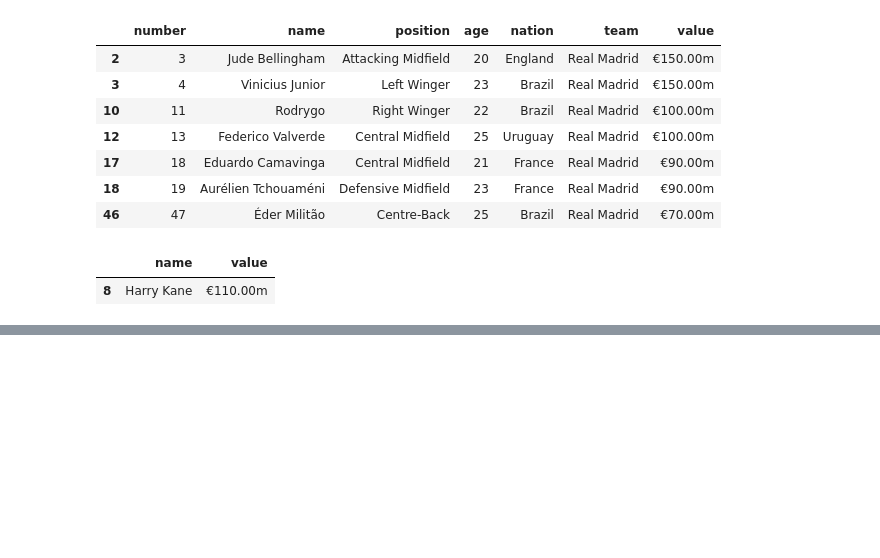
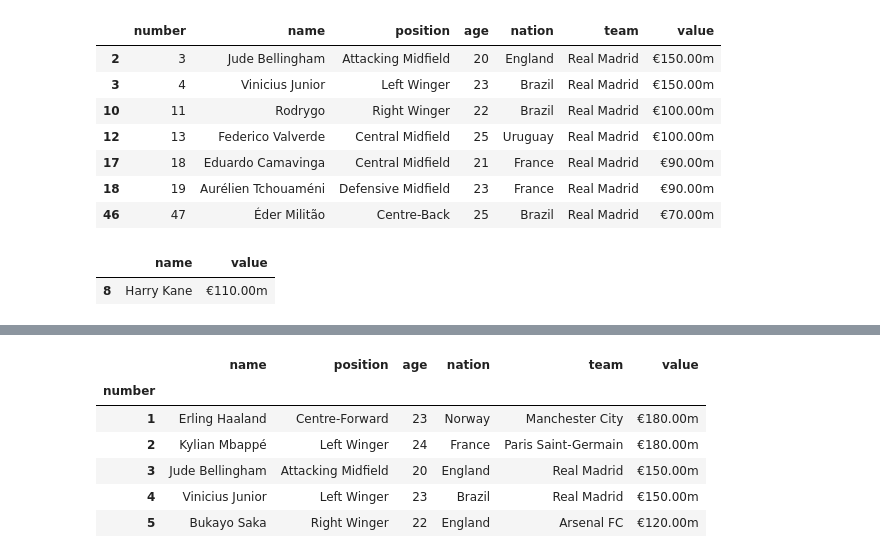
Before and after one commit to MinuSpurs/Football_player_price_analysis, a Jupyter notebook: Pandas_with_Player50.ipynb, the cells around one changed output, grey strips where cells are left out. Cells and saved outputs as stored; diff of their text form; code cells hidden in the pictures; blank space fills up the shorter version.

```diff
--- a/Pandas_with_Player50.ipynb
+++ b/Pandas_with_Player50.ipynb
@@ -214,0 +242,10 @@ df.loc[df['age']>=30, ['name', 'value']]
+# %%
+df.set_index('number').head()
+# %% [output]
+|  | name | position | age | nation | team | value |
+| number |  |  |  |  |  |  |
+| 1 | Erling Haaland | Centre-Forward | 23 | Norway | Manchester City | €180.00m |
+| 2 | Kylian Mbappé | Left Winger | 24 | France | Paris Saint-Germain | €180.00m |
+| 3 | Jude Bellingham | Attacking Midfield | 20 | England | Real Madrid | €150.00m |
+| 4 | Vinicius Junior | Left Winger | 23 | Brazil | Real Madrid | €150.00m |
+| 5 | Bukayo Saka | Right Winger | 22 | England | Arsenal FC | €120.00m |
```
Also changed, not shown: parts of 14 cells of this notebook, 1 other file.
